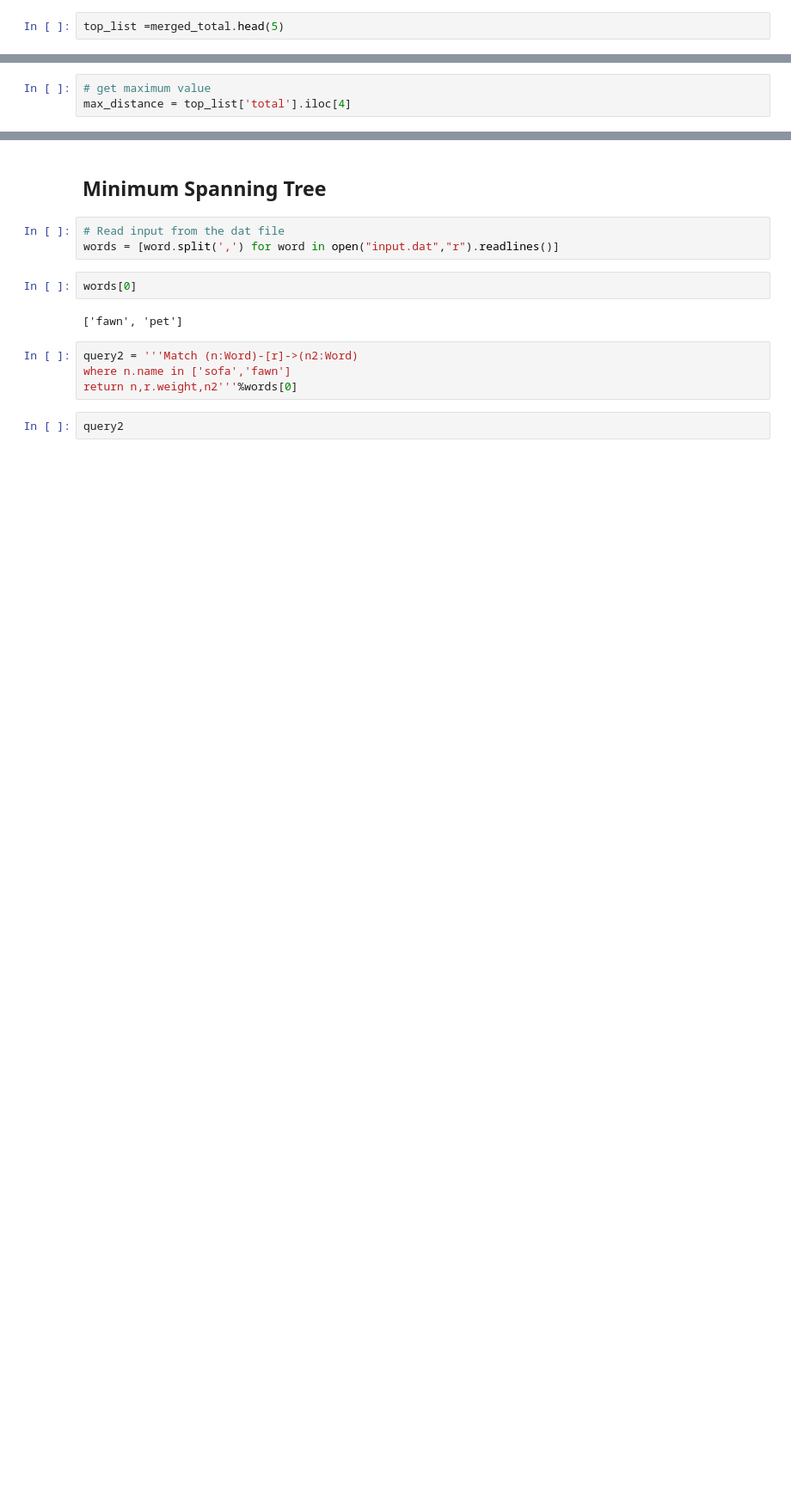
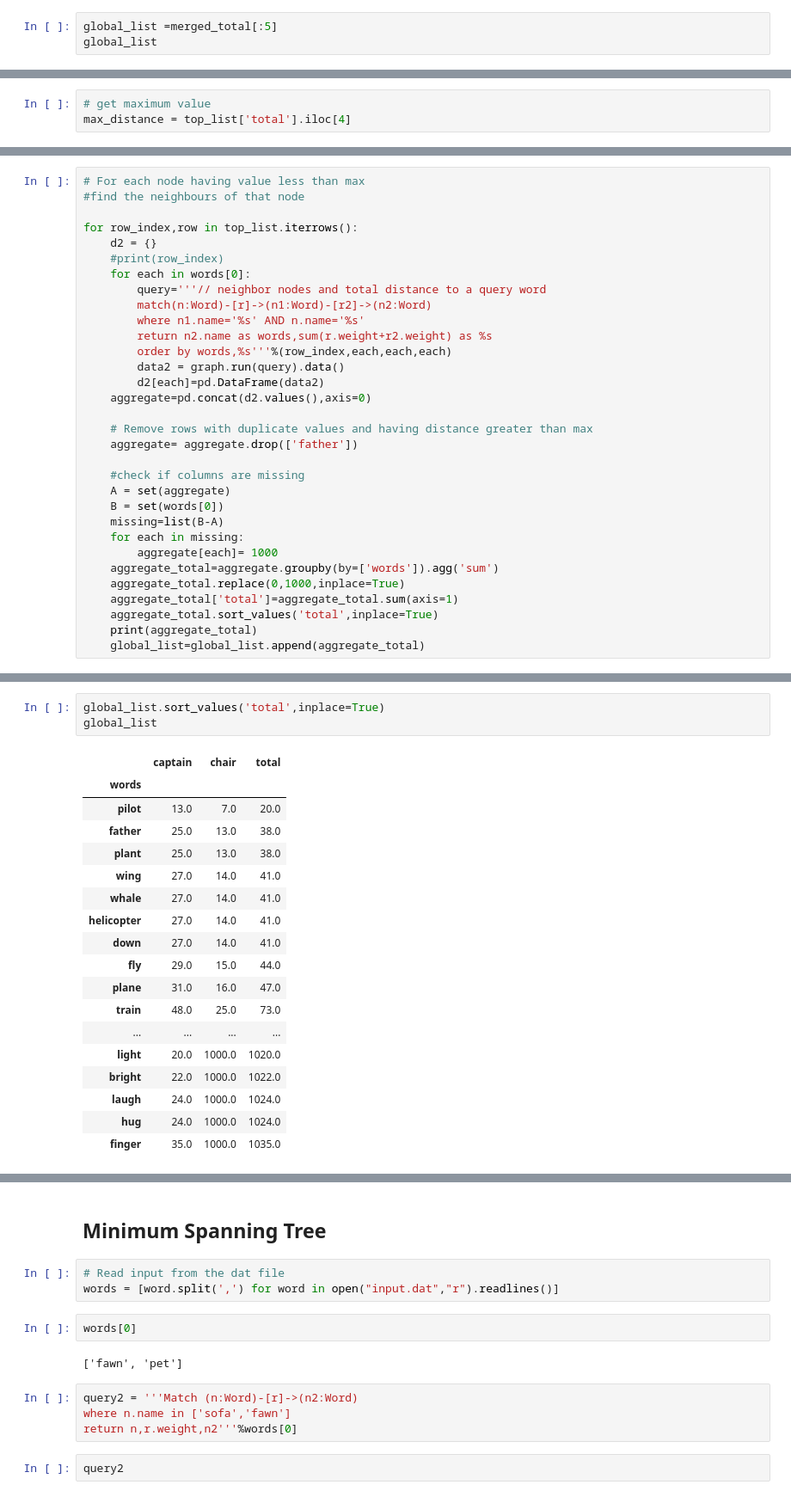
Before and after one commit to concept-inversion/Knowledge_graph, a Jupyter notebook: Knowledge graph.ipynb, the cells around one changed output, grey strips where cells are left out. Shown: that part at 86% size. Saved outputs shown, nothing was run; the diff lists cells and outputs as text; blank space fills up the shorter version.

Commit message:
adds neighbor hops

```diff
--- a/Knowledge graph.ipynb
+++ b/Knowledge graph.ipynb
@@ -89,4 +92,5 @@ Steps:
     2. set maximum threshold
     3. expand each neighbour and select that whose sum is less than that of
 # %%
-top_list =merged_total.head(5)
+global_list =merged_total[:5]
+global_list
@@ -127,0 +108,32 @@ Name: shake, dtype: float64
+# %%
+# For each node having value less than max
+#find the neighbours of that node
+
+for row_index,row in top_list.iterrows():
+    d2 = {}
+    #print(row_index)
+    for each in words[0]:
+        query='''// neighbor nodes and total distance to a query word
+        match(n:Word)-[r]->(n1:Word)-[r2]->(n2:Word)
+        where n1.name='%s' AND n.name='%s'
+        return n2.name as words,sum(r.weight+r2.weight) as %s
+        order by words,%s'''%(row_index,each,each,each)
+        data2 = graph.run(query).data()
+        d2[each]=pd.DataFrame(data2)
+    aggregate=pd.concat(d2.values(),axis=0)
+
+    # Remove rows with duplicate values and having distance greater than max
+    aggregate= aggregate.drop(['father'])
+
+    #check if columns are missing
+    A = set(aggregate)
+    B = set(words[0])
+    missing=list(B-A)
+    for each in missing:
+        aggregate[each]= 1000
+    aggregate_total=aggregate.groupby(by=['words']).agg('sum')
+    aggregate_total.replace(0,1000,inplace=True)
+    aggregate_total['total']=aggregate_total.sum(axis=1)
+    aggregate_total.sort_values('total',inplace=True)
+    print(aggregate_total)
+    global_list=global_list.append(aggregate_total)
@@ -127,0 +149,22 @@ Name: shake, dtype: float64
+# %%
+global_list.sort_values('total',inplace=True)
+global_list
+# %% [output]
+|  | captain | chair | total |
+| words |  |  |  |
+| pilot | 13.0 | 7.0 | 20.0 |
+| father | 25.0 | 13.0 | 38.0 |
+| plant | 25.0 | 13.0 | 38.0 |
+| wing | 27.0 | 14.0 | 41.0 |
+| whale | 27.0 | 14.0 | 41.0 |
+| helicopter | 27.0 | 14.0 | 41.0 |
+| down | 27.0 | 14.0 | 41.0 |
+| fly | 29.0 | 15.0 | 44.0 |
+| plane | 31.0 | 16.0 | 47.0 |
+| train | 48.0 | 25.0 | 73.0 |
+| ... | ... | ... | ... |
+| light | 20.0 | 1000.0 | 1020.0 |
+| bright | 22.0 | 1000.0 | 1022.0 |
+| laugh | 24.0 | 1000.0 | 1024.0 |
+| hug | 24.0 | 1000.0 | 1024.0 |
+| finger | 35.0 | 1000.0 | 1035.0 |
```
Also changed, not shown: parts of 12 cells of this notebook, 1 other file.
